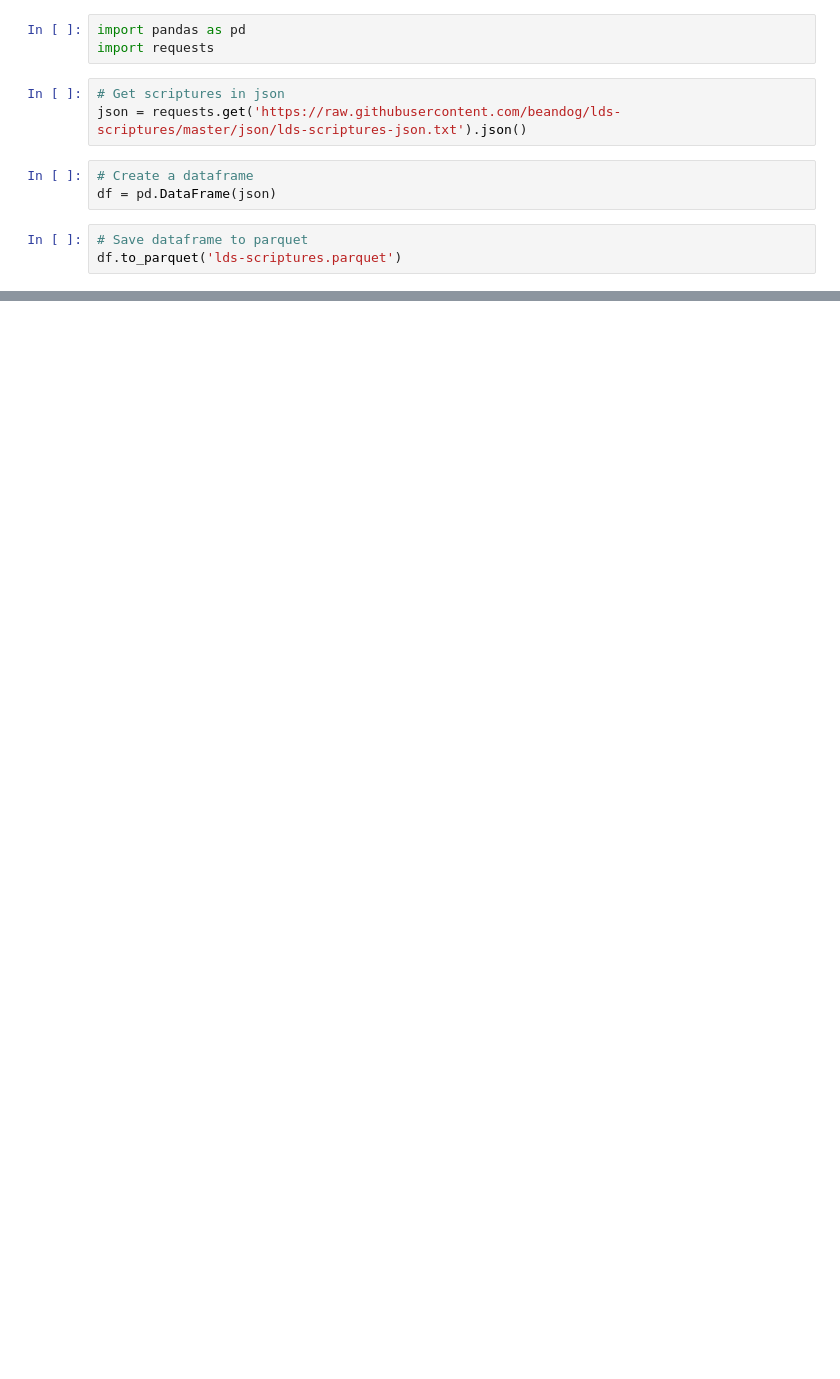
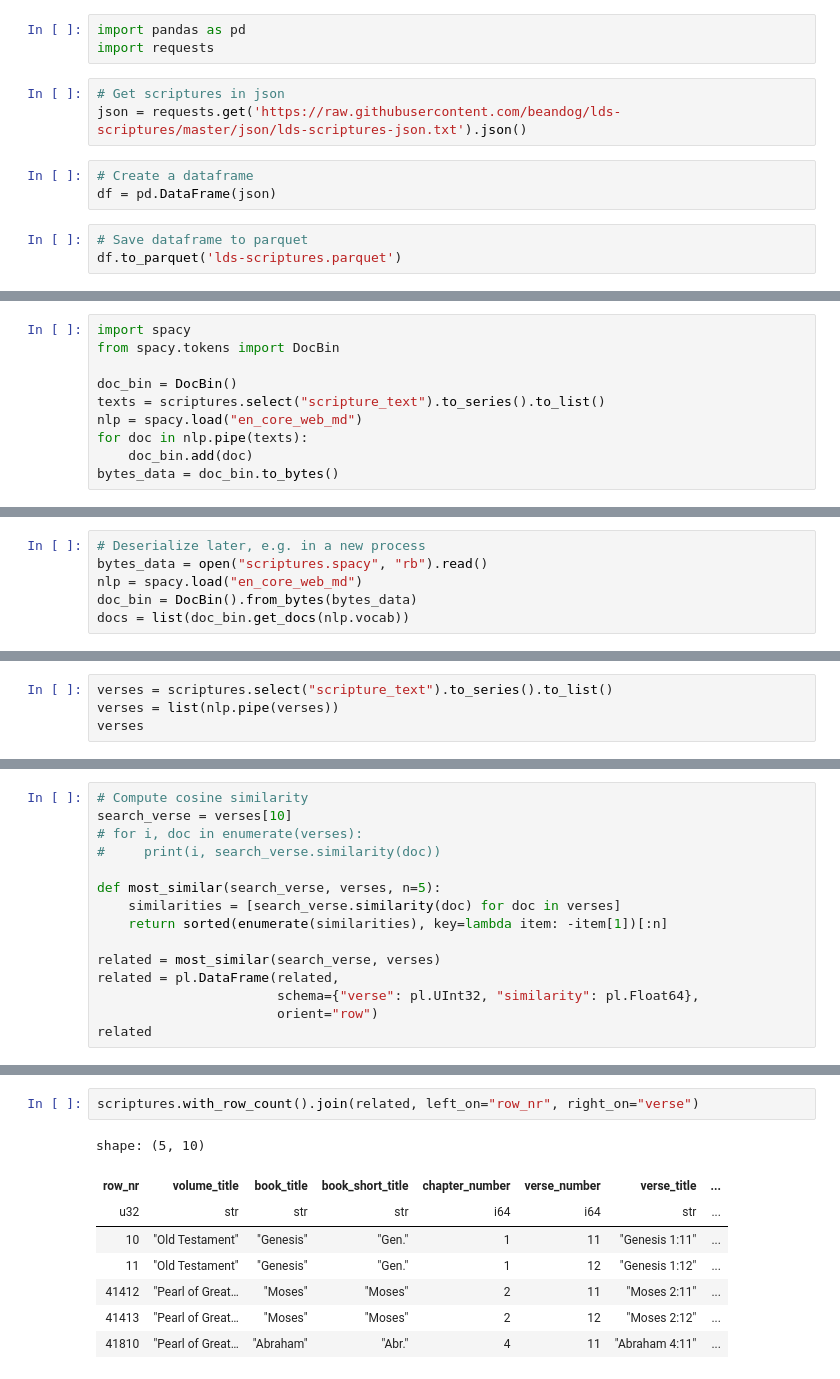
Before and after one commit to bonniesites/Scriptures, a Jupyter notebook: scriptures.ipynb, the cells around one changed output, grey strips where cells are left out. Drawn from its saved outputs; the diff is of its cells as text; blank space fills up the shorter version.

Commit message:
updates to similar verses

```diff
--- a/scriptures.ipynb
+++ b/scriptures.ipynb
@@ -21,0 +25,10 @@ scripture
+# %%
+import spacy
+from spacy.tokens import DocBin
+
+doc_bin = DocBin()
+texts = scriptures.select("scripture_text").to_series().to_list()
+nlp = spacy.load("en_core_web_md")
+for doc in nlp.pipe(texts):
+    doc_bin.add(doc)
+bytes_data = doc_bin.to_bytes()
@@ -21,0 +44,6 @@ scripture
+# %%
+# Deserialize later, e.g. in a new process
+bytes_data = open("scriptures.spacy", "rb").read()
+nlp = spacy.load("en_core_web_md")
+doc_bin = DocBin().from_bytes(bytes_data)
+docs = list(doc_bin.get_docs(nlp.vocab))
@@ -21,0 +58,4 @@ scripture
+# %%
+verses = scriptures.select("scripture_text").to_series().to_list()
+verses = list(nlp.pipe(verses))
+verses
@@ -21,0 +80,15 @@ scripture
+# %%
+# Compute cosine similarity
+search_verse = verses[10]
+# for i, doc in enumerate(verses):
+#     print(i, search_verse.similarity(doc))
+
+def most_similar(search_verse, verses, n=5):
+    similarities = [search_verse.similarity(doc) for doc in verses]
+    return sorted(enumerate(similarities), key=lambda item: -item[1])[:n]
+
+related = most_similar(search_verse, verses)
+related = pl.DataFrame(related,
+                       schema={"verse": pl.UInt32, "similarity": pl.Float64},
+                       orient="row")
+related
@@ -21,0 +104,11 @@ scripture
+# %%
+scriptures.with_row_count().join(related, left_on="row_nr", right_on="verse")
+# %% [output]
+shape: (5, 10)
+| row_nr | volume_title | book_title | book_short_title | chapter_number | verse_number | verse_title | ... |
+| u32 | str | str | str | i64 | i64 | str | ... |
+| 10 | "Old Testament" | "Genesis" | "Gen." | 1 | 11 | "Genesis 1:11" | ... |
+| 11 | "Old Testament" | "Genesis" | "Gen." | 1 | 12 | "Genesis 1:12" | ... |
+| 41412 | "Pearl of Great… | "Moses" | "Moses" | 2 | 11 | "Moses 2:11" | ... |
+| 41413 | "Pearl of Great… | "Moses" | "Moses" | 2 | 12 | "Moses 2:12" | ... |
+| 41810 | "Pearl of Great… | "Abraham" | "Abr." | 4 | 11 | "Abraham 4:11" | ... |
```
Also changed, not shown: parts of 10 cells of this notebook, 2 other files.
